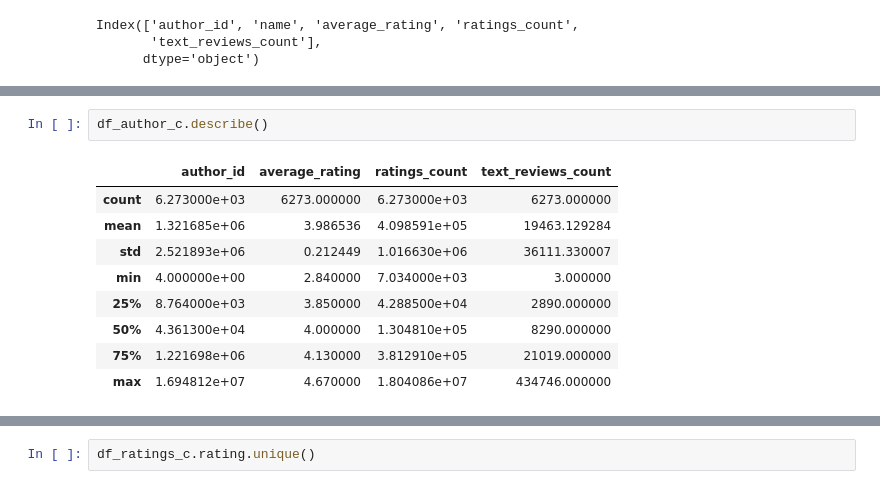
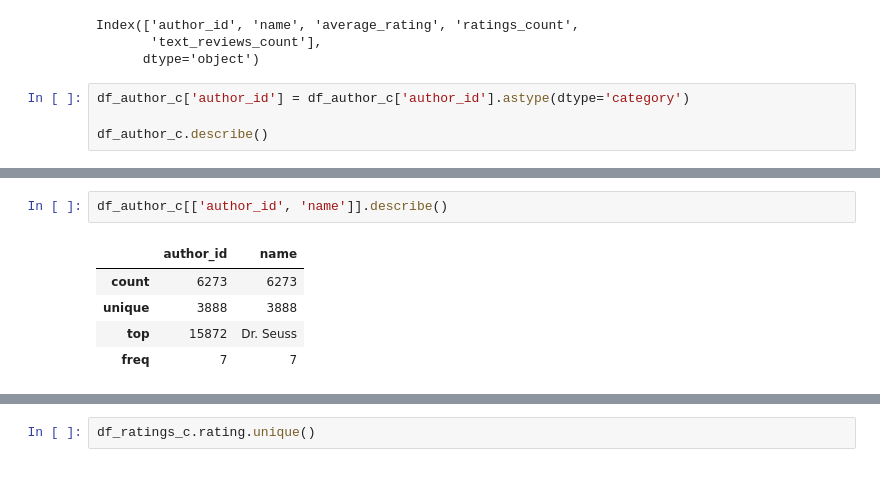
Before and after one commit to tpancier/Books_recommender_ML, a Jupyter notebook: Capstone 2 - EDA & ML.ipynb, the cells around one changed output, grey strips where cells are left out. Saved outputs shown, nothing was run; the diff lists cells and outputs as text.

```diff
--- a/Capstone 2 - EDA & ML.ipynb
+++ b/Capstone 2 - EDA & ML.ipynb
@@ -164,3 +168,7 @@ df_author_c.columns
 Index(['author_id', 'name', 'average_rating', 'ratings_count',
        'text_reviews_count'],
       dtype='object')
+# %%
+df_author_c['author_id'] = df_author_c['author_id'].astype(dtype='category')
+
+df_author_c.describe()
@@ -167,12 +185,8 @@ Index(['author_id', 'name', 'average_rating', 'ratings_count',
 # %%
-df_author_c.describe()
+df_author_c[['author_id', 'name']].describe()
 # %% [output]
-|  | author_id | average_rating | ratings_count | text_reviews_count |
-| count | 6.273000e+03 | 6273.000000 | 6.273000e+03 | 6273.000000 |
-| mean | 1.321685e+06 | 3.986536 | 4.098591e+05 | 19463.129284 |
-| std | 2.521893e+06 | 0.212449 | 1.016630e+06 | 36111.330007 |
-| min | 4.000000e+00 | 2.840000 | 7.034000e+03 | 3.000000 |
-| 25% | 8.764000e+03 | 3.850000 | 4.288500e+04 | 2890.000000 |
-| 50% | 4.361300e+04 | 4.000000 | 1.304810e+05 | 8290.000000 |
-| 75% | 1.221698e+06 | 4.130000 | 3.812910e+05 | 21019.000000 |
-| max | 1.694812e+07 | 4.670000 | 1.804086e+07 | 434746.000000 |
+|  | author_id | name |
+| count | 6273 | 6273 |
+| unique | 3888 | 3888 |
+| top | 15872 | Dr. Seuss |
+| freq | 7 | 7 |
```
Also changed, not shown: parts of 36 cells of this notebook.
